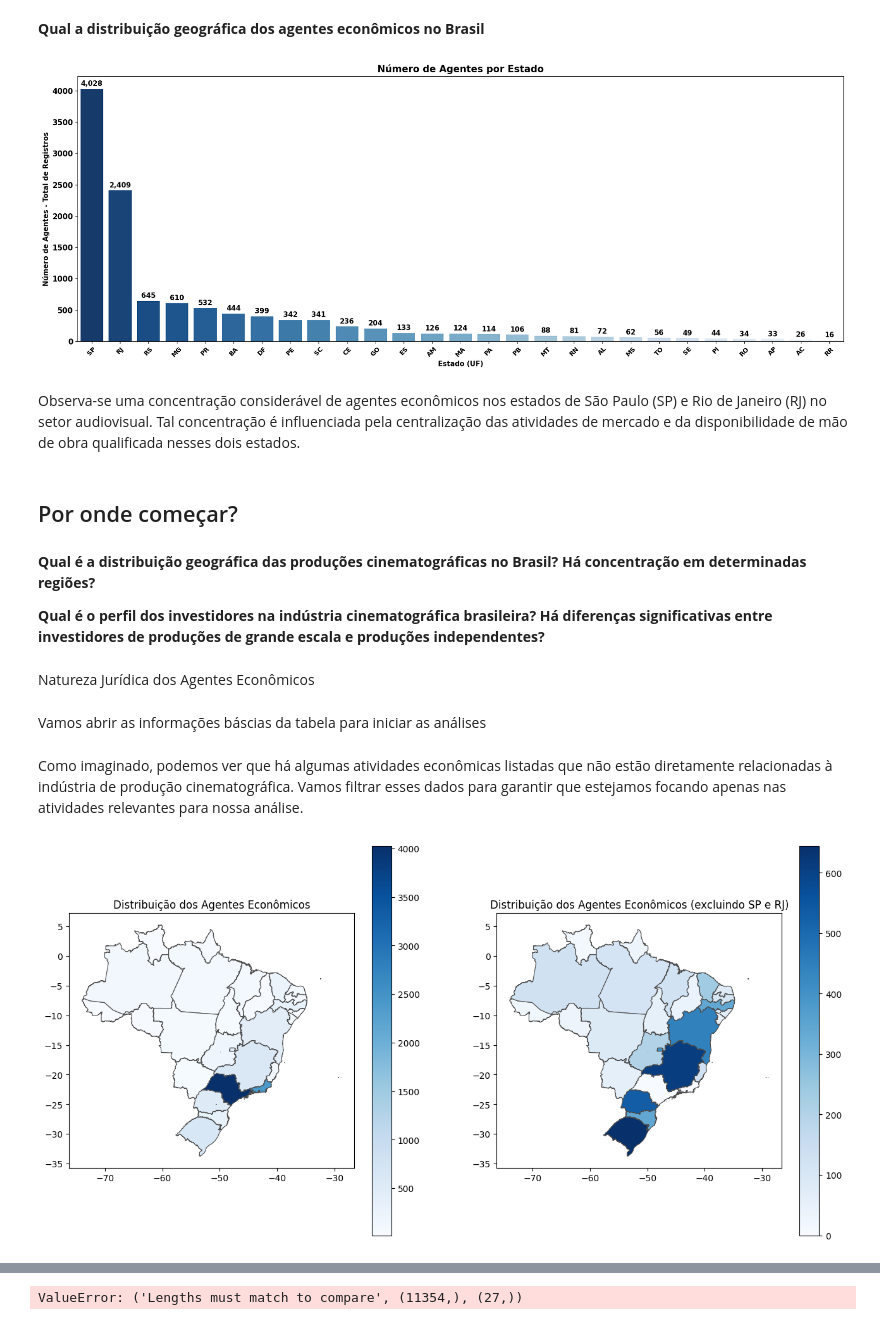
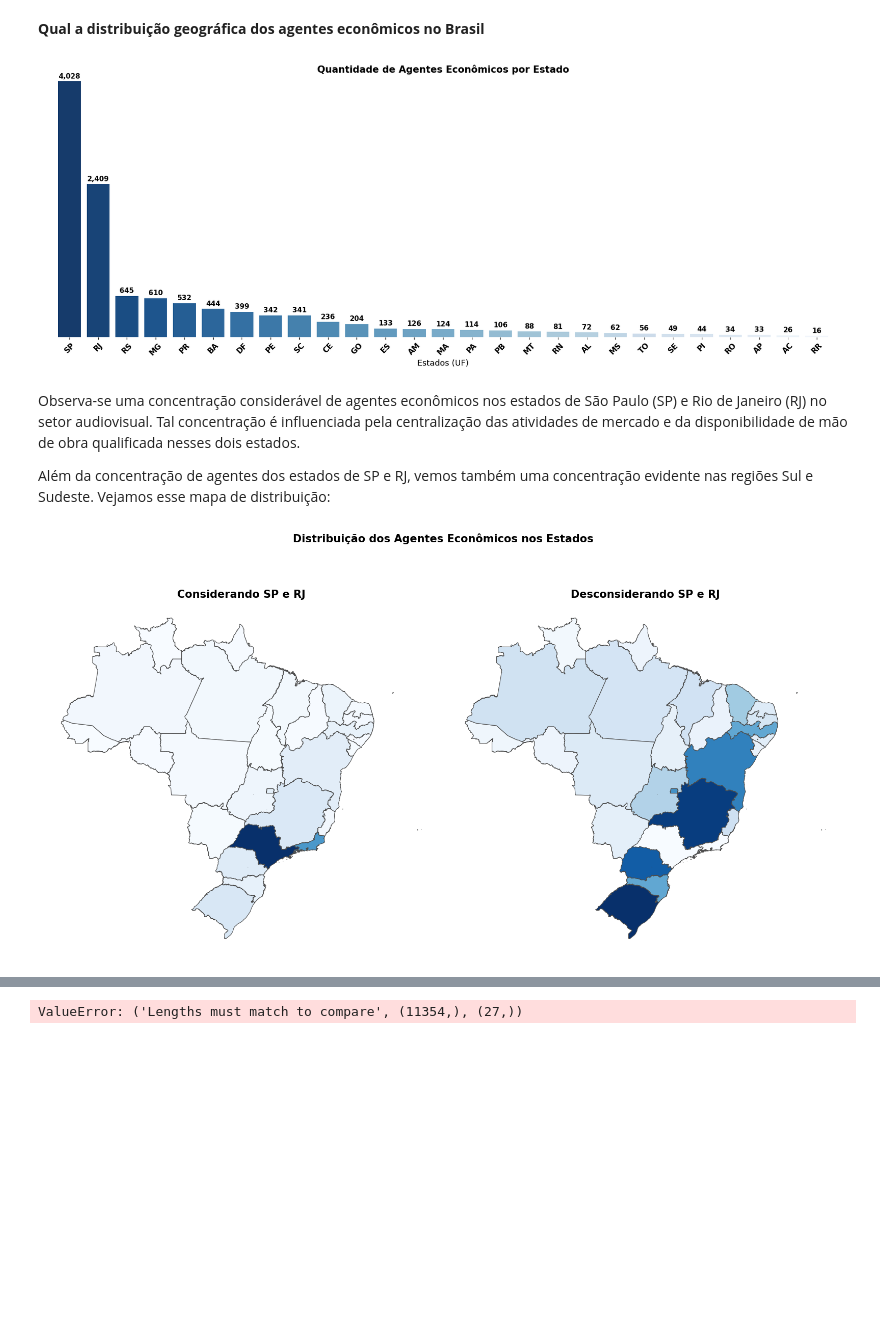
Before and after one commit to fonsecadados/AgenciaNacionalDoCinema_ANCINE, a Jupyter notebook: ANCINE_DesafiosEOportunidades.ipynb, the cells around one changed output, grey strips where cells are left out. Saved outputs shown, nothing was run; the diff lists cells and outputs as text; code cells hidden in the pictures; blank space fills up the shorter version.

```diff
--- a/ANCINE_DesafiosEOportunidades.ipynb
+++ b/ANCINE_DesafiosEOportunidades.ipynb
@@ -330,30 +325,21 @@ for p in ax.patches:
                    textcoords = 'offset points',
                    fontsize=11, fontweight='bold')
 
-plt.title('Número de Agentes por Estado', fontsize=15, fontweight='bold')
-plt.xlabel('Estado (UF)', fontsize=11, fontweight='bold')
-plt.ylabel('Número de Agentes - Total de Registros', fontsize=11, fontweight='bold')
-plt.xticks(rotation=45, fontsize=10, fontweight='bold')
-plt.yticks(fontweight='bold', fontsize=12)
+plt.title('Quantidade de Agentes Econômicos por Estado', fontsize=15, fontweight='bold')
+plt.xlabel('Estados (UF)', fontsize=13)
+plt.ylabel(None)
+plt.xticks(rotation=45, fontsize=12, fontweight='bold')
+plt.yticks([])
+plt.margins(0.02)
+plt.box(False)
 plt.tight_layout()
 plt.show()
 # %% [output]
-[figure, old version]
+[figure, new version]
 # %% [markdown]
 Observa-se uma concentração considerável de agentes econômicos nos estados de São Paulo (SP) e Rio de Janeiro (RJ) no setor audiovisual. Tal concentração é influenciada pela centralização das atividades de mercado e da disponibilidade de mão de obra qualificada nesses dois estados.
+
+Além da concentração de agentes dos estados de SP e RJ, vemos também uma concentração evidente nas regiões Sul e Sudeste. Vejamos esse mapa de distribuição:
-# %% [markdown]
-## Por onde começar?
-# %% [markdown]
-
-**Qual é a distribuição geográfica das produções cinematográficas no Brasil? Há concentração em determinadas regiões?**
-
-**Qual é o perfil dos investidores na indústria cinematográfica brasileira? Há diferenças significativas entre investidores de produções de grande escala e produções independentes?**
-# %% [markdown]
-Natureza Jurídica dos Agentes Econômicos
-# %% [markdown]
-Vamos abrir as informações báscias da tabela para iniciar as análises
-# %% [markdown]
-Como imaginado, podemos ver que há algumas atividades econômicas listadas que não estão diretamente relacionadas à indústria de produção cinematográfica. Vamos filtrar esses dados para garantir que estejamos focando apenas nas atividades relevantes para nossa análise.
 # %%
 # Carregar mapa BR
 brasil = gpd.read_file('C:\\Users\\syafo\\OneDrive\\Documentos\\GitHub\\AgenciaNacionalDoCinema_ANCINE\\mix\\BR_UF_2022.shp')
@@ -364,36 +350,53 @@ totais_por_estado.columns = ['UF', 'Total']
 
 brasil = brasil.merge(totais_por_estado, left_on='SIGLA_UF', right_on='UF')
 
 # Filtrar os dados excluindo SP e RJ
 estados_sem_sp_rj = agnts_tabela_unificada[(agnts_tabela_unificada['UF'] != 'RJ') & (agnts_tabela_unificada['UF'] != 'SP')]
 estados_count = estados_sem_sp_rj['UF'].value_counts().reset_index()
 estados_count.columns = ['UF', 'Total']
 
 # Adicionar linhas para SP e RJ com total zero
 sp_row = pd.DataFrame({'UF': ['SP'], 'Total': [0]})
 rj_row = pd.DataFrame({'UF': ['RJ'], 'Total': [0]})
 estados_count = pd.concat([estados_count, sp_row, rj_row], ignore_index=True)
 
 estados_count = estados_count.sort_values(by='UF')
 estados_count = estados_count.rename(columns={'UF': 'UF_count', 'Total': 'Total_count'})
 brasil = brasil.merge(estados_count, left_on='SIGLA_UF', right_on='UF_count')
 
 # plotar
 fig, axs = plt.subplots(1, 2, figsize=(16, 8))
 
 # primeiro mapa
-brasil.plot(column='Total', cmap='Blues', linewidth=0.8, ax=axs[0], edgecolor='0.3', legend=True)
-axs[0].set_title('Distribuição dos Agentes Econômicos')
+brasil.plot(column='Total', cmap='Blues', linewidth=0.8, ax=axs[0], edgecolor='0.3', legend=False)
+axs[0].set_title('Considerando SP e RJ', fontsize=15, fontweight='bold')
 axs[0].set_xlabel(None)
 axs[0].set_ylabel(None)
+axs[0].set_yticks([])
+axs[0].set_xticks([])
+
+axs[0].spines['top'].set_visible(False)
+axs[0].spines['right'].set_visible(False)
+axs[0].spines['left'].set_visible(False)
+axs[0].spines['bottom'].set_visible(False)
+
 
 # segundo mapa
-brasil.plot(column='Total_count', cmap='Blues', linewidth=0.8, ax=axs[1], edgecolor='0.3', legend=True)
-axs[1].set_title('Distribuição dos Agentes Econômicos (excluindo SP e RJ)')
+brasil.plot(column='Total_count', cmap='Blues', linewidth=0.8, ax=axs[1], edgecolor='0.3', legend=False)
+axs[1].set_title('Desconsiderando SP e RJ', fontsize=15, fontweight='bold')
 axs[1].set_xlabel(None)
 axs[1].set_ylabel(None)
+axs[1].set_yticks([])
+axs[1].set_xticks([])
 
+axs[1].spines['top'].set_visible(False)
+axs[1].spines['right'].set_visible(False)
+axs[1].spines['left'].set_visible(False)
+axs[1].spines['bottom'].set_visible(False)
+
+plt.suptitle('Distribuição dos Agentes Econômicos nos Estados', fontsize=15, fontweight='bold', y=1.08)
+plt.tight_layout()
 plt.show()
 # %% [output]
-[figure, old version]
+[figure, new version]
 # %% [markdown]
```
Also changed, not shown: parts of 23 cells of this notebook, 1 other file.
